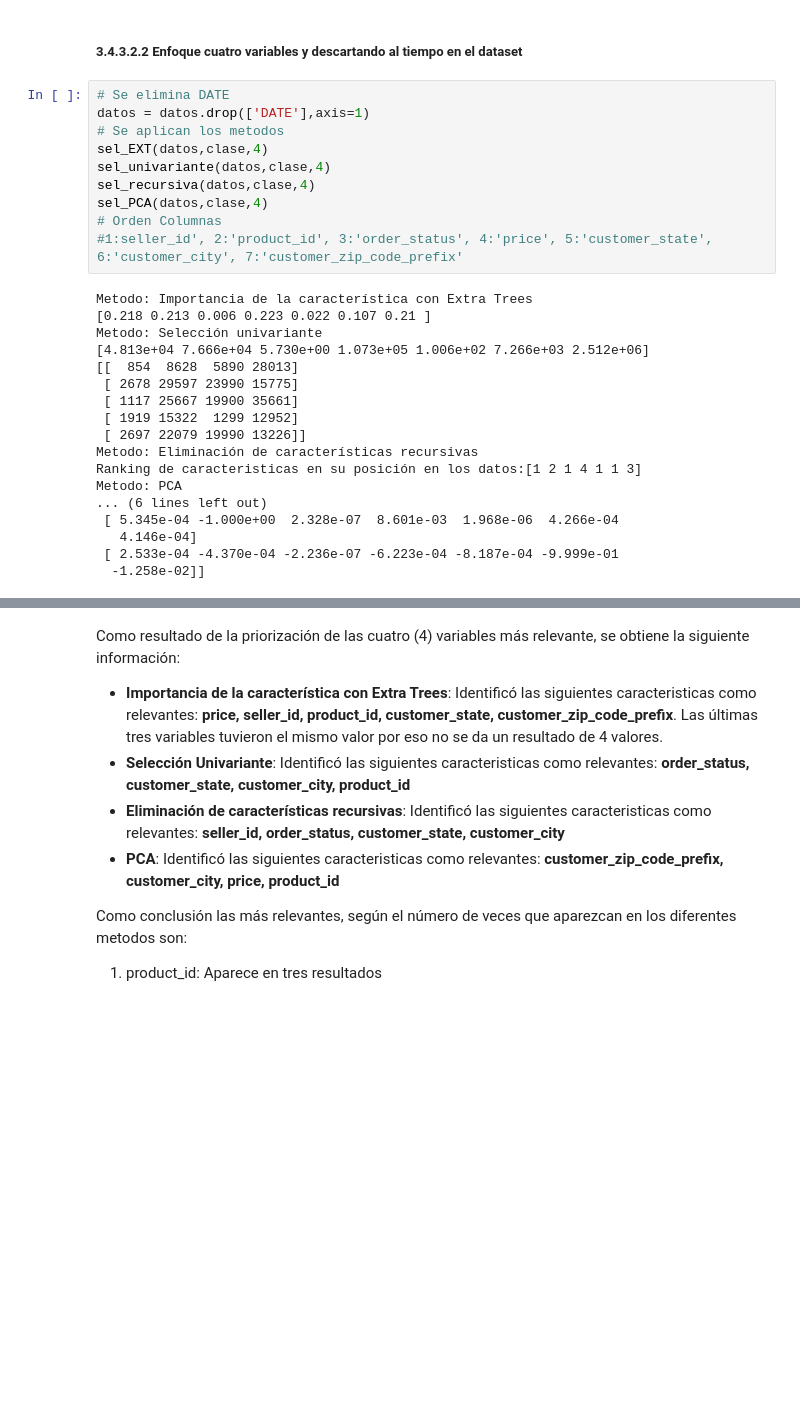
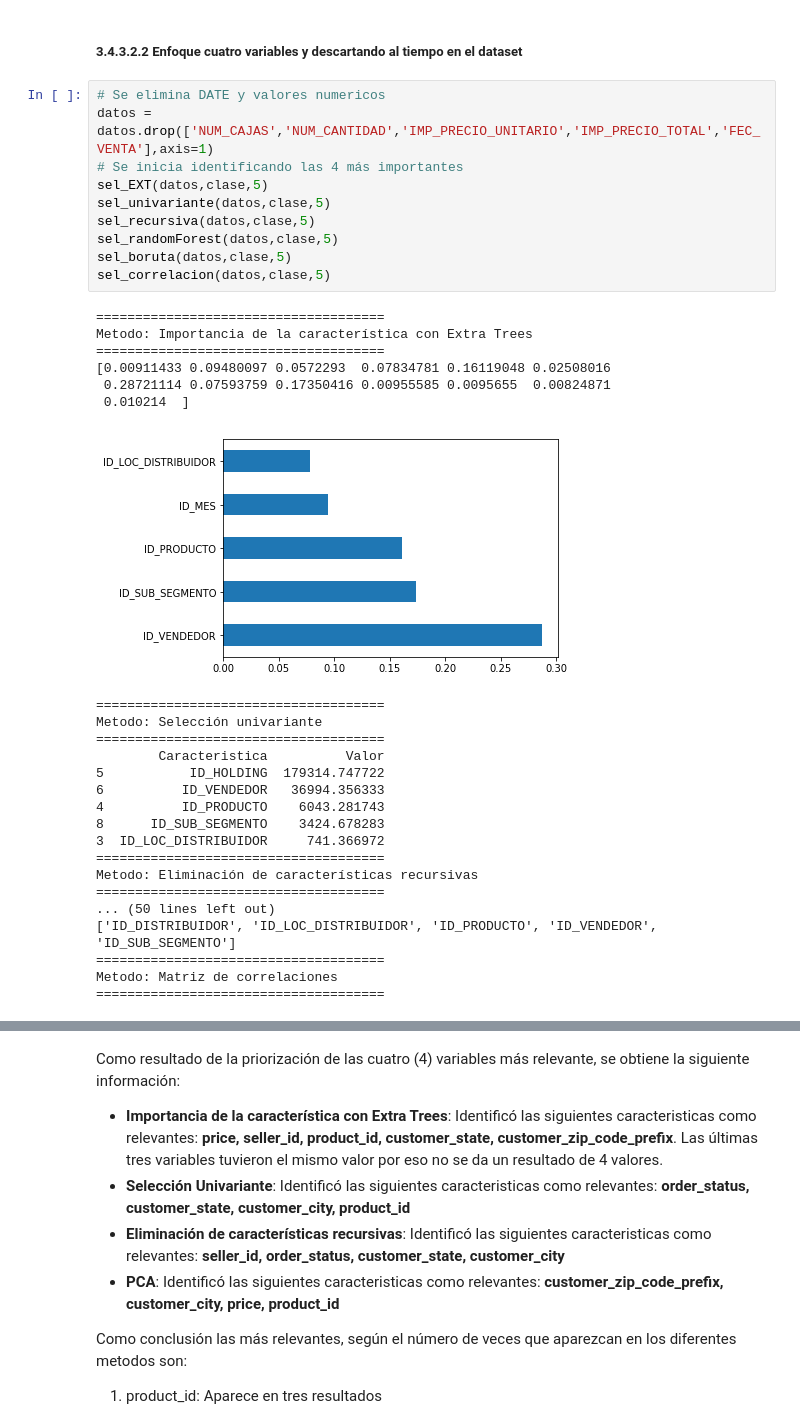
Before and after one commit to masdatascience/TFM-AI, a Jupyter notebook: Prevencion_Churn_NB3-B2B.ipynb, the cells around one changed output, grey strips where cells are left out. Cells and saved outputs as stored; diff of their text form; blank space fills up the shorter version.

```diff
--- a/Prevencion_Churn_NB3-B2B.ipynb
+++ b/Prevencion_Churn_NB3-B2B.ipynb
@@ -512,30 +535,37 @@ Como resultado, se hace un ranking con base en el número de repeticiones, y si
 # %% [markdown]
 ##### 3.4.3.2.2 Enfoque cuatro variables y descartando al tiempo en el dataset
 # %%
-# Se elimina DATE
-datos = datos.drop(['DATE'],axis=1)
-# Se aplican los metodos
-sel_EXT(datos,clase,4)
-sel_univariante(datos,clase,4)
-sel_recursiva(datos,clase,4)
-sel_PCA(datos,clase,4)
-# Orden Columnas
-#1:seller_id', 2:'product_id', 3:'order_status', 4:'price', 5:'customer_state', 6:'customer_city', 7:'customer_zip_code_prefix'
+# Se elimina DATE y valores numericos
+datos = datos.drop(['NUM_CAJAS','NUM_CANTIDAD','IMP_PRECIO_UNITARIO','IMP_PRECIO_TOTAL','FEC_VENTA'],axis=1)
+# Se inicia identificando las 4 más importantes
+sel_EXT(datos,clase,5)
+sel_univariante(datos,clase,5)
+sel_recursiva(datos,clase,5)
+sel_randomForest(datos,clase,5)
+sel_boruta(datos,clase,5)
+sel_correlacion(datos,clase,5)
 # %% [output]
+=====================================
 Metodo: Importancia de la característica con Extra Trees
-[0.218 0.213 0.006 0.223 0.022 0.107 0.21 ]
-Metodo: Selección univariante
-[4.813e+04 7.666e+04 5.730e+00 1.073e+05 1.006e+02 7.266e+03 2.512e+06]
-[[  854  8628  5890 28013]
- [ 2678 29597 23990 15775]
- [ 1117 25667 19900 35661]
- [ 1919 15322  1299 12952]
- [ 2697 22079 19990 13226]]
-Metodo: Eliminación de características recursivas
-Ranking de caracteristicas en su posición en los datos:[1 2 1 4 1 1 3]
-Metodo: PCA
-... (6 lines left out)
- [ 5.345e-04 -1.000e+00  2.328e-07  8.601e-03  1.968e-06  4.266e-04
-   4.146e-04]
- [ 2.533e-04 -4.370e-04 -2.236e-07 -6.223e-04 -8.187e-04 -9.999e-01
-  -1.258e-02]]
+=====================================
+[0.00911433 0.09480097 0.0572293  0.07834781 0.16119048 0.02508016
+ 0.28721114 0.07593759 0.17350416 0.00955585 0.0095655  0.00824871
+ 0.010214  ]
+[figure, added]
+=====================================
+Metodo: Selección univariante
+=====================================
+        Caracteristica          Valor
+5           ID_HOLDING  179314.747722
+6          ID_VENDEDOR   36994.356333
+4          ID_PRODUCTO    6043.281743
+8      ID_SUB_SEGMENTO    3424.678283
+3  ID_LOC_DISTRIBUIDOR     741.366972
+=====================================
+Metodo: Eliminación de características recursivas
+=====================================
+... (50 lines left out)
+['ID_DISTRIBUIDOR', 'ID_LOC_DISTRIBUIDOR', 'ID_PRODUCTO', 'ID_VENDEDOR', 'ID_SUB_SEGMENTO']
+=====================================
+Metodo: Matriz de correlaciones
+=====================================
```
Also changed, not shown: parts of 9 cells of this notebook.
